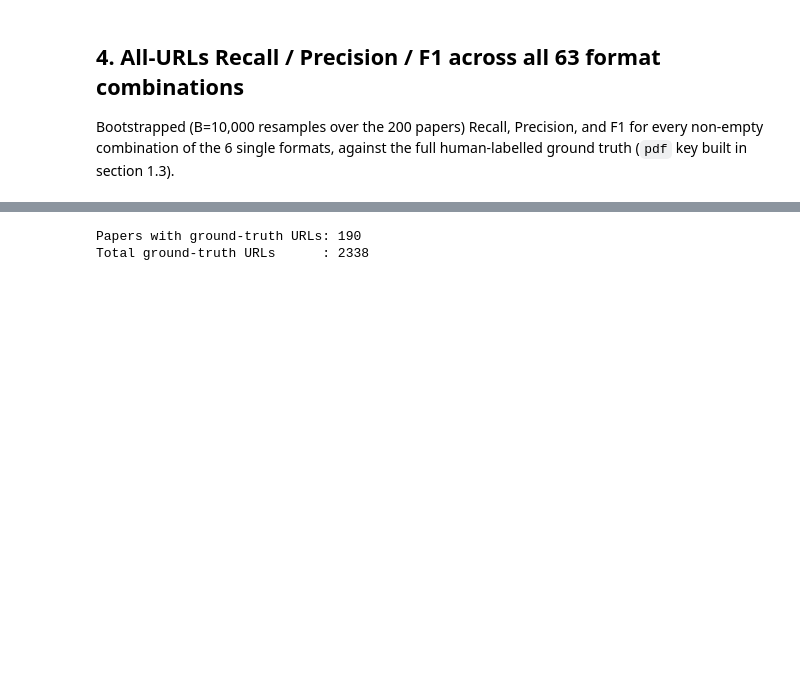
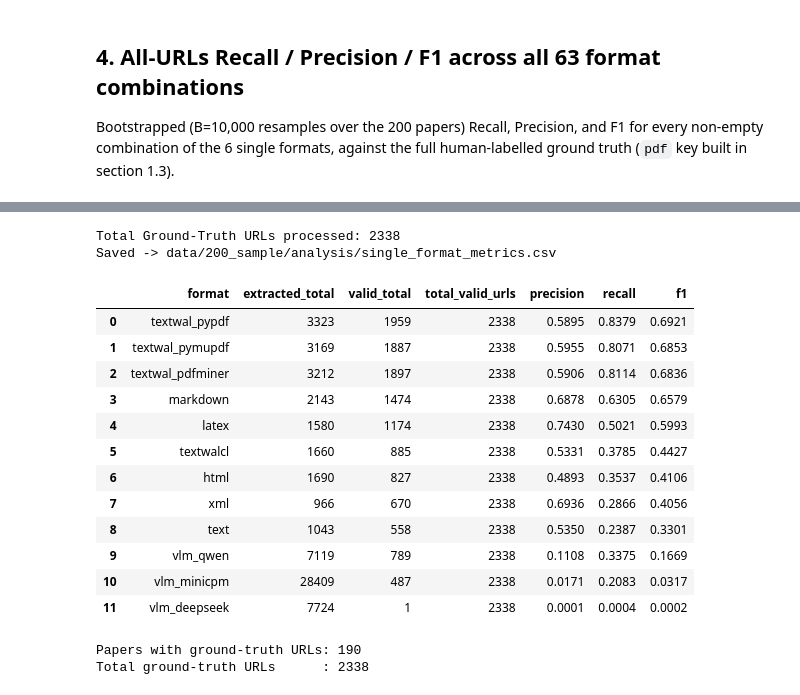
Before and after one commit to lamps-lab/arxiv-url-bench, a Jupyter notebook: 2_arxiv_200_all_urls_extraction_performance.ipynb, the cells around one changed output, grey strips where cells are left out. Drawn from its saved outputs; the diff is of its cells as text; code cells hidden in the pictures; blank space fills up the shorter version.

```diff
--- a/2_arxiv_200_all_urls_extraction_performance.ipynb
+++ b/2_arxiv_200_all_urls_extraction_performance.ipynb
@@ -374,3 +386,77 @@ the full human-labelled ground truth (`pdf` key built in section 1.3).
+# %%
+import pandas as pd
+
+ALL_SINGLE_FORMATS = ["text", "textwal_pymupdf", "textwal_pypdf", "textwal_pdfminer", "textwalcl", "latex", "html", "xml", "vlm_qwen", "vlm_minicpm", "vlm_deepseek", "markdown"]
+
+# Initialize simple dictionaries to hold the global counts
+extracted_totals = {fmt: 0 for fmt in ALL_SINGLE_FORMATS}
+valid_totals = {fmt: 0 for fmt in ALL_SINGLE_FORMATS}
+total_valid_urls = 0
+
+# Accumulate counts across all papers
+for arxiv_id, paper_data in arxiv_all_200.items():
+    gt_urls = set(paper_data['pdf']['urls'])
+
+    if not gt_urls:
+        continue
+
+    total_valid_urls += len(gt_urls)
+
+    for fmt in ALL_SINGLE_FORMATS:
+        extracted = set(get_extracted_urls(paper_data, (fmt,)))
+
+        # All extracted URLs
+        extracted_totals[fmt] += len(extracted)
+
+        # Valid URLs (True Positives) = intersection of ground-truth and extracted using '&'
+        valid_totals[fmt] += len(gt_urls & extracted)
+
+# Calculate P, R, F1 for each format
+results = []
+for fmt in ALL_SINGLE_FORMATS:
+    ext_tot = extracted_totals[fmt]
+    val_tot = valid_totals[fmt]
+
+    p = val_tot / ext_tot if ext_tot > 0 else 0
+    r = val_tot / total_valid_urls if total_valid_urls > 0 else 0
+    f1 = (2 * p * r) / (p + r) if (p + r) > 0 else 0
+
+    results.append({
+        "format": fmt,
+        "extracted_total": ext_tot,
+        "valid_total": val_tot,
+        "total_valid_urls": total_valid_urls,
+        "precision": round(p, 4),
+        "recall": round(r, 4),
+        "f1": round(f1, 4)
+    })
+
+# Export to DataFrame
+# Sorting by F1 score
+df_single = pd.DataFrame(results).sort_values(by="f1", ascending=False).reset_index(drop=True)
+
+output_path = ANALYSIS_DIR / "single_format_metrics.csv"
+df_single.to_csv(output_path, index=False)
+
+print(f"Total Ground-Truth URLs processed: {total_valid_urls}")
+print(f"Saved -> {output_path}")
+df_single
+# %% [output]
+Total Ground-Truth URLs processed: 2338
+Saved -> data/200_sample/analysis/single_format_metrics.csv
+|  | format | extracted_total | valid_total | total_valid_urls | precision | recall | f1 |
+| 0 | textwal_pypdf | 3323 | 1959 | 2338 | 0.5895 | 0.8379 | 0.6921 |
+| 1 | textwal_pymupdf | 3169 | 1887 | 2338 | 0.5955 | 0.8071 | 0.6853 |
+| 2 | textwal_pdfminer | 3212 | 1897 | 2338 | 0.5906 | 0.8114 | 0.6836 |
+| 3 | markdown | 2143 | 1474 | 2338 | 0.6878 | 0.6305 | 0.6579 |
+| 4 | latex | 1580 | 1174 | 2338 | 0.7430 | 0.5021 | 0.5993 |
+| 5 | textwalcl | 1660 | 885 | 2338 | 0.5331 | 0.3785 | 0.4427 |
+| 6 | html | 1690 | 827 | 2338 | 0.4893 | 0.3537 | 0.4106 |
+| 7 | xml | 966 | 670 | 2338 | 0.6936 | 0.2866 | 0.4056 |
+| 8 | text | 1043 | 558 | 2338 | 0.5350 | 0.2387 | 0.3301 |
+| 9 | vlm_qwen | 7119 | 789 | 2338 | 0.1108 | 0.3375 | 0.1669 |
+| 10 | vlm_minicpm | 28409 | 487 | 2338 | 0.0171 | 0.2083 | 0.0317 |
+| 11 | vlm_deepseek | 7724 | 1 | 2338 | 0.0001 | 0.0004 | 0.0002 |
 # %%
 import numpy as np
 from itertools import combinations
```
Also changed, not shown: parts of 8 cells of this notebook, 1 other file.
